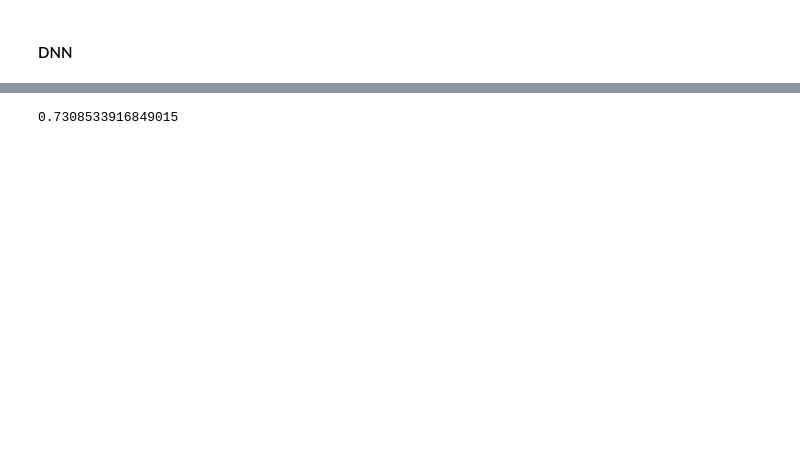
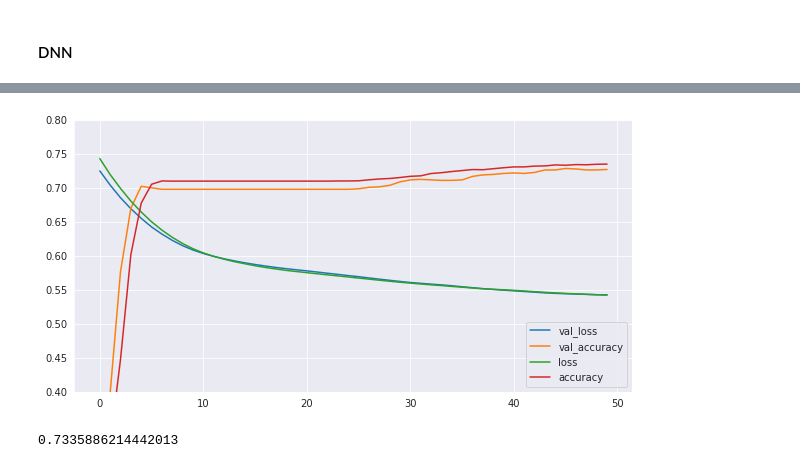
Before and after one commit to carrickeane/INFO7390_Data_Sci, a Jupyter notebook: Project_20200418.ipynb, the cells around one changed output, grey strips where cells are left out. Cells and saved outputs as stored; diff of their text form; code cells hidden in the pictures; blank space fills up the shorter version.

```diff
--- a/Project_20200418.ipynb
+++ b/Project_20200418.ipynb
@@ -768,8 +768,7 @@ Accuracy Score based on 5-fold Cross Validation: 0.67
 # %%
 dnn_model=Sequential([
                   Dense(32, input_dim=x_train_pca.shape[1],activation='relu'),
-                  Dense(16, activation='relu'),
-                  Dense(8, activation='relu'),
+                  Dense(8, activation='sigmoid'),
                   Dense(1, activation='sigmoid')])
 # %%
 dnn_model.summary()
@@ -793,7 +790,7 @@ _________________________________________________________________
 # %%
 dnn_model.compile(optimizer='Adam', loss='binary_crossentropy',metrics=['accuracy'])
 # %%
-dnn_model.fit(x_train_pca, y_train, batch_size=512, epochs=50, validation_data=(x_valid_pca, y_valid))
+history = dnn_model.fit(x_train_pca, y_train, batch_size=512, epochs=50, validation_data=(x_valid_pca, y_valid))
 # %% [output]
 Train on 4111 samples, validate on 1371 samples
 Epoch 1/50
@@ -816,8 +812,17 @@ Epoch 50/50
+# %%
+def plot_learning_curves(history):
+    pd.DataFrame(history.history).plot(figsize=(10, 5))
+    plt.grid(True)
+    plt.gca().set_ylim(0.4,0.8) # y轴区间
+    plt.show()
+plot_learning_curves(history)
+# %% [output]
+[figure, added]
 # %%
 y_pred = dnn_model.predict_classes(x_test_pca)
 accuracy_score(y_test,y_pred)
 # %% [output]
-0.7308533916849015
+0.7335886214442013
 # %%
 dnn_model.evaluate(x_test_pca, y_test, verbose=1)
 # %% [output]
```
Also changed, not shown: parts of 4 cells of this notebook.
